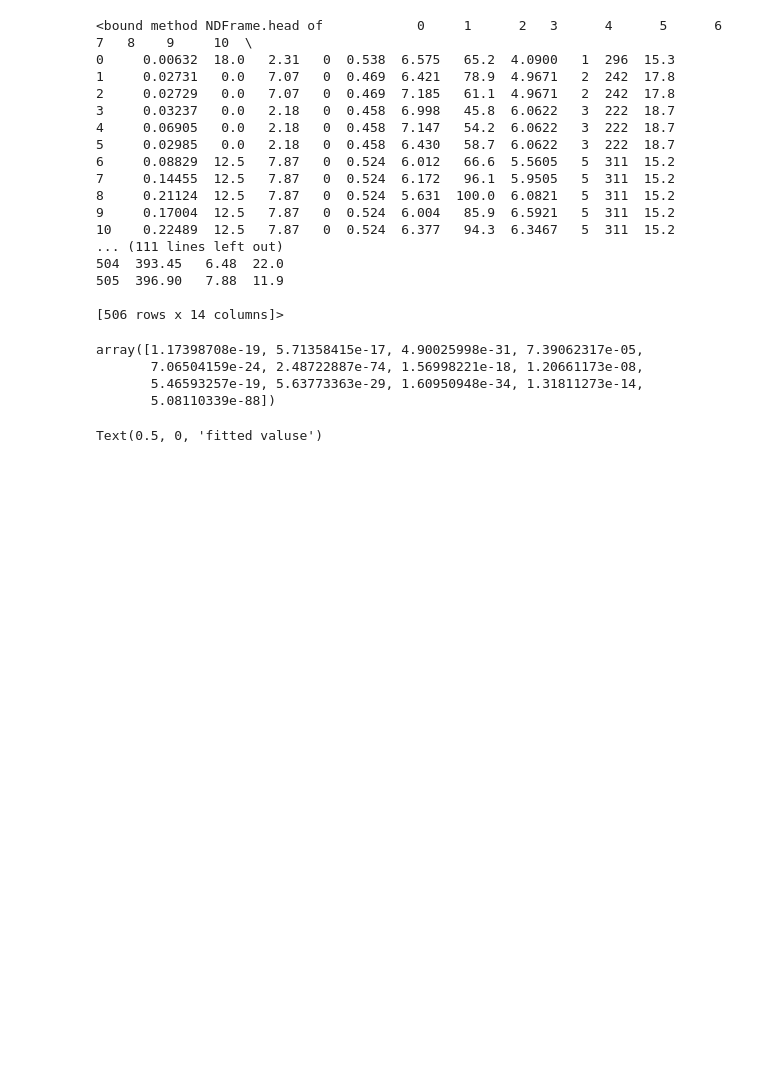
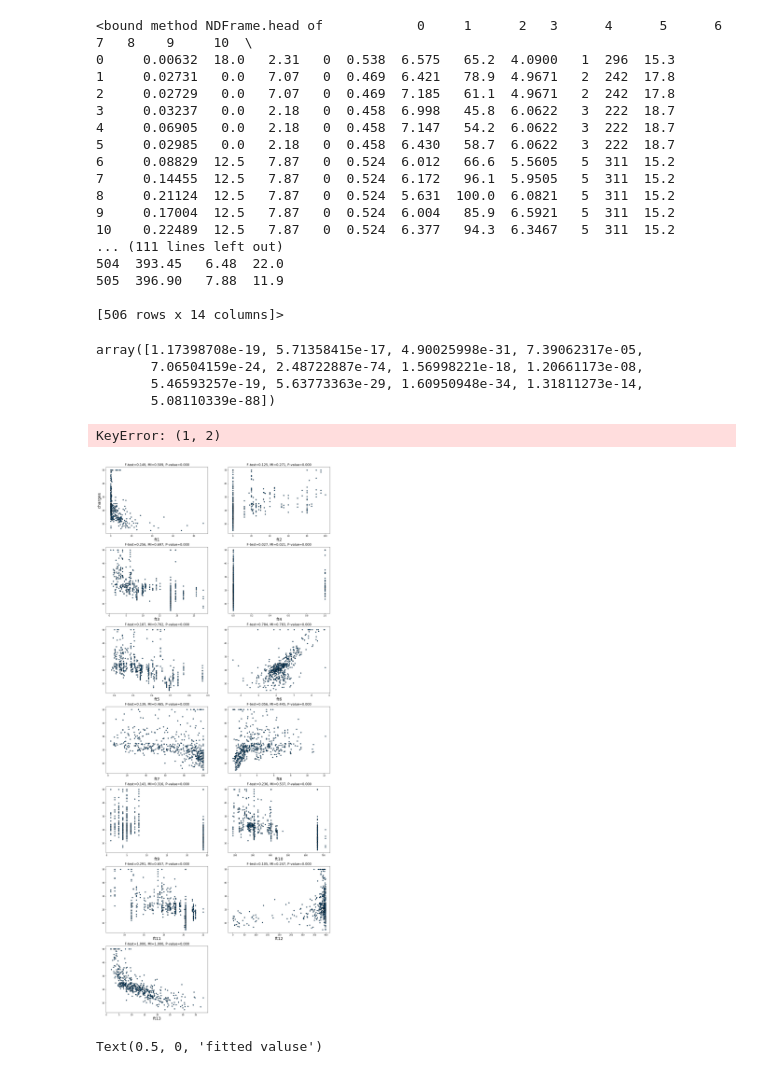
Before and after one commit to ruizhi92/ECE219-Large-Scale-Data-Mining, a Jupyter notebook: project4_regression/Project_4_YiJui_dataset2.ipynb, the cells around one changed output. Cells and saved outputs as stored; diff of their text form; code cells hidden in the pictures; blank space fills up the shorter version.

```diff
--- a/project4_regression/Project_4_YiJui_dataset2.ipynb
+++ b/project4_regression/Project_4_YiJui_dataset2.ipynb
@@ -102,6 +102,31 @@ array([1.17398708e-19, 5.71358415e-17, 4.90025998e-31, 7.39062317e-05,
        7.06504159e-24, 2.48722887e-74, 1.56998221e-18, 1.20661173e-08,
        5.46593257e-19, 5.63773363e-29, 1.60950948e-34, 1.31811273e-14,
        5.08110339e-88])
+# %%
+df[1,2]
+# %% [output]
+KeyError: (1, 2)
+# %%
+from sklearn.feature_selection import mutual_info_regression
+fts = ['ft1','ft2','ft3','ft4','ft5','ft6','ft7','ft8','ft9','ft10','ft11','ft12','ft13']
+f_test, P_val = f_regression(df, df_y)
+f_test /= np.max(f_test)
+
+mi = mutual_info_regression(df, df_y)
+mi /= np.max(mi)
+
+plt.figure(figsize=(20, 50))
+for i in range(13):
+    plt.subplot(7, 2, i + 1)
+    plt.scatter(df.loc[:, i], df_y, edgecolor='black', s=20)
+    plt.xlabel("{:s}".format(fts[i]), fontsize=20)
+    if i == 0:
+        plt.ylabel("charges", fontsize=20)
+    plt.title("F-test={:.3f}, MI={:.3f}, P-value={:.3f}".format(f_test[i], mi[i], P_val[i]),
+              fontsize=16)
+plt.show()
+# %% [output]
+[figure, added]
 # %%
 reg = LinearRegression().fit(df, df_y)
 pred= reg.predict(df)
```
